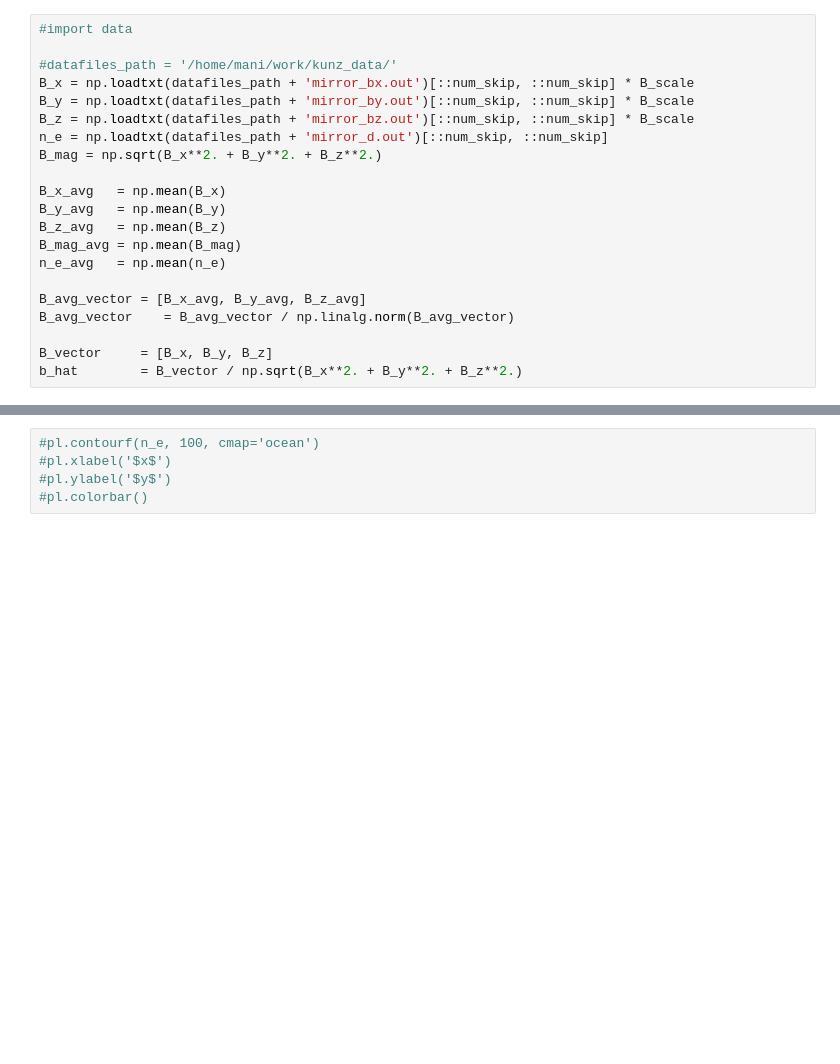
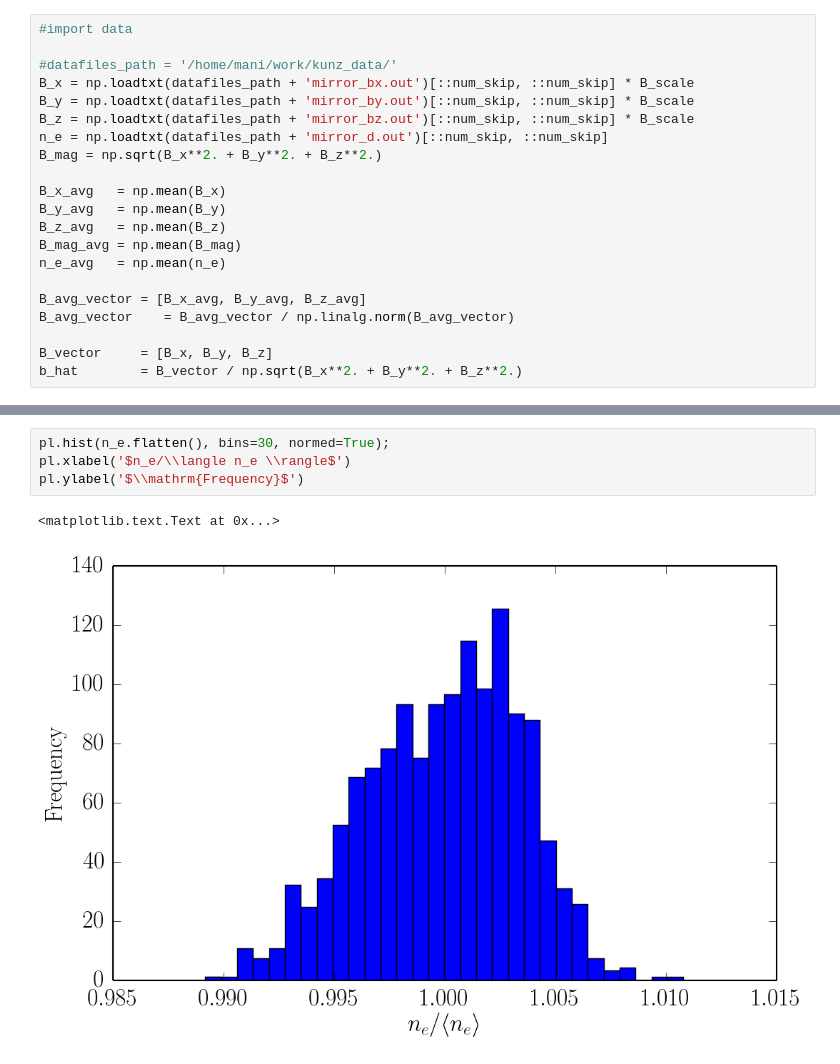
Before and after one commit to AFD-Illinois/symphony, a Jupyter notebook: applications/sampling_model.ipynb, the cells around one changed output, grey strips where cells are left out. Cells and saved outputs as stored; diff of their text form; blank space fills up the shorter version.

```diff
--- a/applications/sampling_model.ipynb
+++ b/applications/sampling_model.ipynb
@@ -315,8 +312,10 @@ pl.ylabel('$\\mathrm{Frequency}$')
-# %%
-#pl.contourf(n_e, 100, cmap='ocean')
-#pl.xlabel('$x$')
-#pl.ylabel('$y$')
-#pl.colorbar()
+# %%
+pl.hist(n_e.flatten(), bins=30, normed=True);
+pl.xlabel('$n_e/\\langle n_e \\rangle$')
+pl.ylabel('$\\mathrm{Frequency}$')
+# %% [output]
+<matplotlib.text.Text at 0x...>
+[figure, added]
 # %%
 #We now want to calculate j_nu() using theta sampled from an approximation to its
 # actual distribution (a Gaussian).  We want to do the same with the distribution
```
Also changed, not shown: parts of 6 cells of this notebook.
